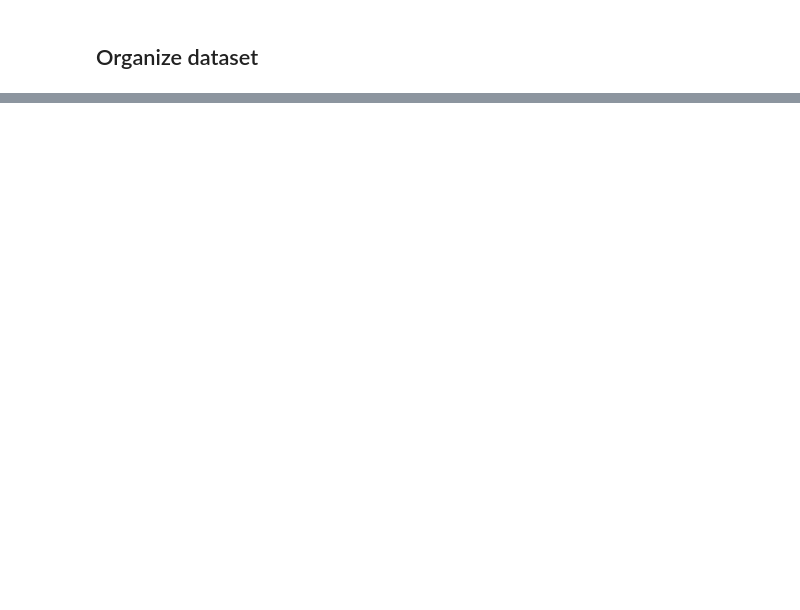
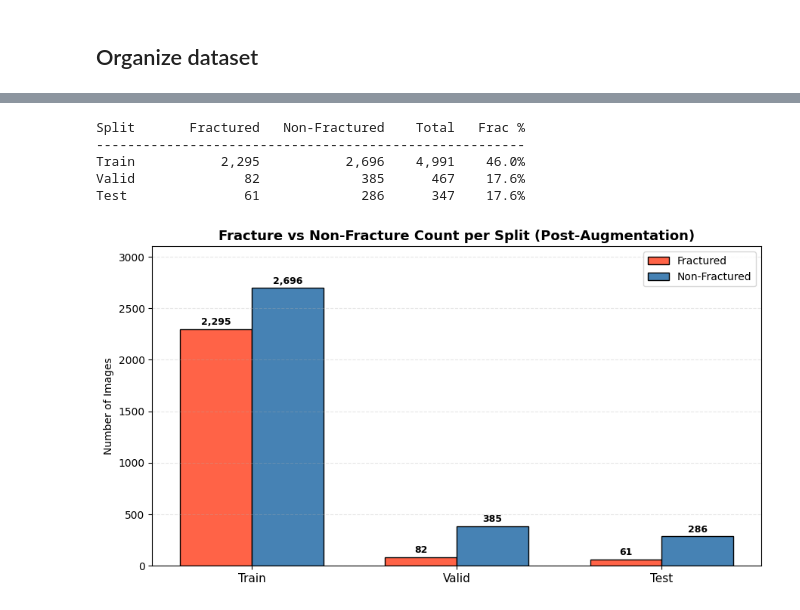
Before and after one commit to hootawsneaks/STINTSYMCO1, a Jupyter notebook: notebook/augmentation_setup.ipynb, the cells around one changed output, grey strips where cells are left out. Drawn from its saved outputs; the diff is of its cells as text; code cells hidden in the pictures; blank space fills up the shorter version.

```diff
--- a/notebook/augmentation_setup.ipynb
+++ b/notebook/augmentation_setup.ipynb
@@ -73,0 +169,55 @@ Non-fractured split: 2695 train | 385 valid | 286 test
+# %%
+DATASET_DIR = Path.cwd() / "datasets" / "dataset"
+SPLITS = ["train", "valid", "test"]
+
+split_counts = {}
+for split in SPLITS:
+    labels_dir = DATASET_DIR / split / "labels"
+    label_files = list(labels_dir.glob("*.txt"))
+    fractured     = sum(1 for f in label_files if f.stat().st_size > 0)
+    non_fractured = sum(1 for f in label_files if f.stat().st_size == 0)
+    total         = len(label_files)
+    split_counts[split] = {
+        "fractured":     fractured,
+        "non_fractured": non_fractured,
+        "total":         total,
+    }
+
+# ── Print summary table ──────────────────────────────────────────────
+print(f"{'Split':<8} {'Fractured':>12} {'Non-Fractured':>15} {'Total':>8} {'Frac %':>8}")
+print("-" * 55)
+for split, counts in split_counts.items():
+    pct = counts["fractured"] / counts["total"] * 100
+    print(f"{split.capitalize():<8} {counts['fractured']:>12,} {counts['non_fractured']:>15,} "
+          f"{counts['total']:>8,} {pct:>7.1f}%")
+
+# ── Grouped bar chart ────────────────────────────────────────────────
+x        = np.arange(len(SPLITS))
+width    = 0.35
+frac_vals    = [split_counts[s]["fractured"]     for s in SPLITS]
+nonfrac_vals = [split_counts[s]["non_fractured"] for s in SPLITS]
+
+fig, ax = plt.subplots(figsize=(9, 5))
+bars_frac    = ax.bar(x - width / 2, frac_vals,    width, label="Fractured",     color="tomato",    edgecolor="black")
+bars_nonfrac = ax.bar(x + width / 2, nonfrac_vals, width, label="Non-Fractured", color="steelblue", edgecolor="black")
+
+for bar in bars_frac + bars_nonfrac:
+    ax.text(bar.get_x() + bar.get_width() / 2, bar.get_height() + 20,
+            f"{int(bar.get_height()):,}", ha="center", va="bottom", fontsize=9, fontweight="bold")
+
+ax.set_xticks(x)
+ax.set_xticklabels([s.capitalize() for s in SPLITS], fontsize=11)
+ax.set_ylabel("Number of Images")
+ax.set_title("Fracture vs Non-Fracture Count per Split (Post-Augmentation)", fontsize=13, fontweight="bold")
+ax.legend(fontsize=10)
+ax.grid(axis="y", alpha=0.3, linestyle="--")
+ax.set_ylim(0, max(nonfrac_vals) * 1.15)
+plt.tight_layout()
+plt.show()
+# %% [output]
+Split       Fractured   Non-Fractured    Total   Frac %
+-------------------------------------------------------
+Train           2,295           2,696    4,991    46.0%
+Valid              82             385      467    17.6%
+Test               61             286      347    17.6%
+[figure, added]
```
Also changed, not shown: parts of 12 cells of this notebook, 1 other file.
